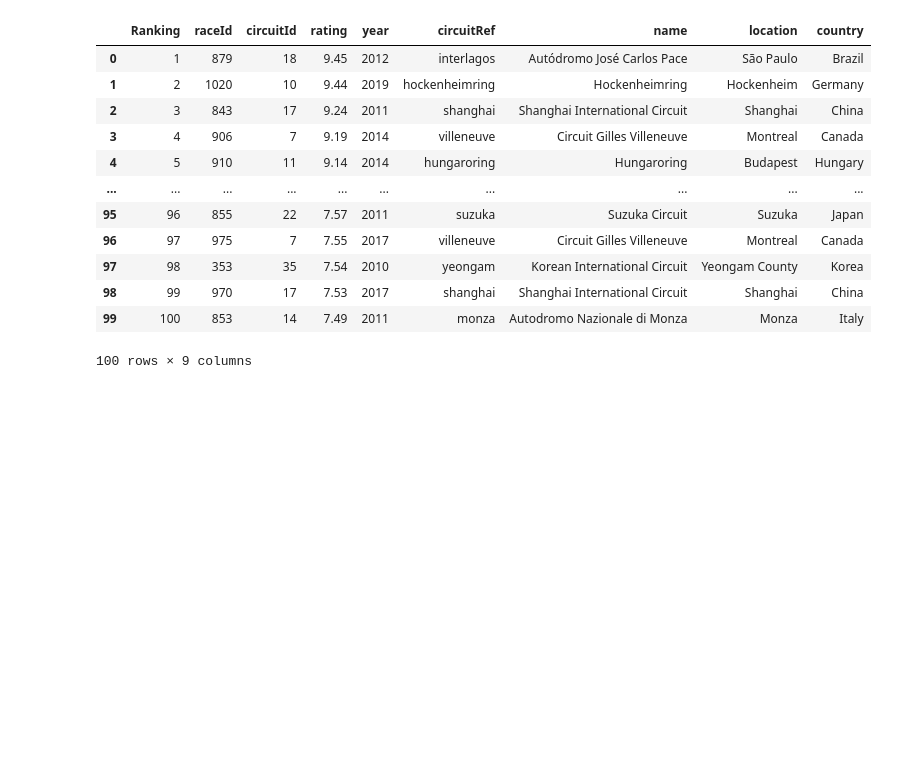
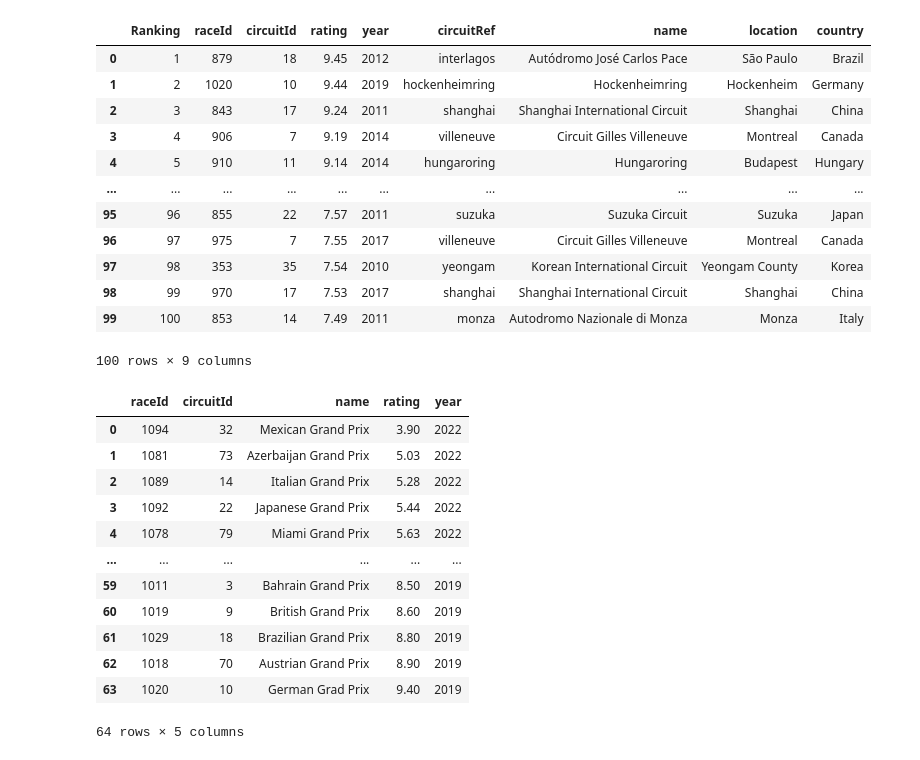
Before and after one commit to jasonhsu8/Formula-1-Project, a Jupyter notebook: JJ Notebooks/start.ipynb, the cells around one changed output. Cells and saved outputs as stored; diff of their text form; code cells hidden in the pictures; blank space fills up the shorter version.

```diff
--- a/JJ Notebooks/start.ipynb
+++ b/JJ Notebooks/start.ipynb
@@ -155,3 +159,20 @@ top_100_circuits
 | 98 | 99 | 970 | 17 | 7.53 | 2017 | shanghai | Shanghai International Circuit | Shanghai | China |
 | 99 | 100 | 853 | 14 | 7.49 | 2011 | monza | Autodromo Nazionale di Monza | Monza | Italy |
 100 rows × 9 columns
+# %%
+race_ratings_2022_2021_2019 = read_data("All_Races_Ratings.csv")
+race_ratings_2022_2021_2019
+# %% [output]
+|  | raceId | circuitId | name | rating | year |
+| 0 | 1094 | 32 | Mexican Grand Prix | 3.90 | 2022 |
+| 1 | 1081 | 73 | Azerbaijan Grand Prix | 5.03 | 2022 |
+| 2 | 1089 | 14 | Italian Grand Prix | 5.28 | 2022 |
+| 3 | 1092 | 22 | Japanese Grand Prix | 5.44 | 2022 |
+| 4 | 1078 | 79 | Miami Grand Prix | 5.63 | 2022 |
+| ... | ... | ... | ... | ... | ... |
+| 59 | 1011 | 3 | Bahrain Grand Prix | 8.50 | 2019 |
+| 60 | 1019 | 9 | British Grand Prix | 8.60 | 2019 |
+| 61 | 1029 | 18 | Brazilian Grand Prix | 8.80 | 2019 |
+| 62 | 1018 | 70 | Austrian Grand Prix | 8.90 | 2019 |
+| 63 | 1020 | 10 | German Grad Prix | 9.40 | 2019 |
+64 rows × 5 columns
```
Also changed, not shown: parts of 8 cells of this notebook, 1 other file.
